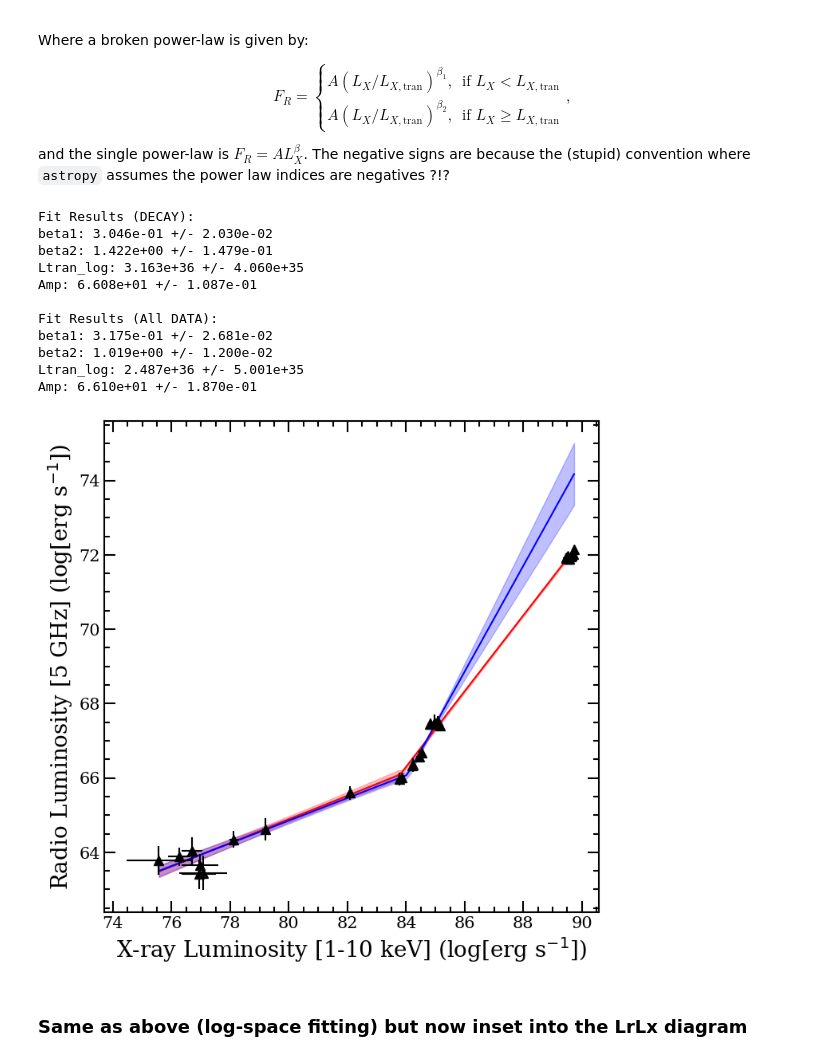
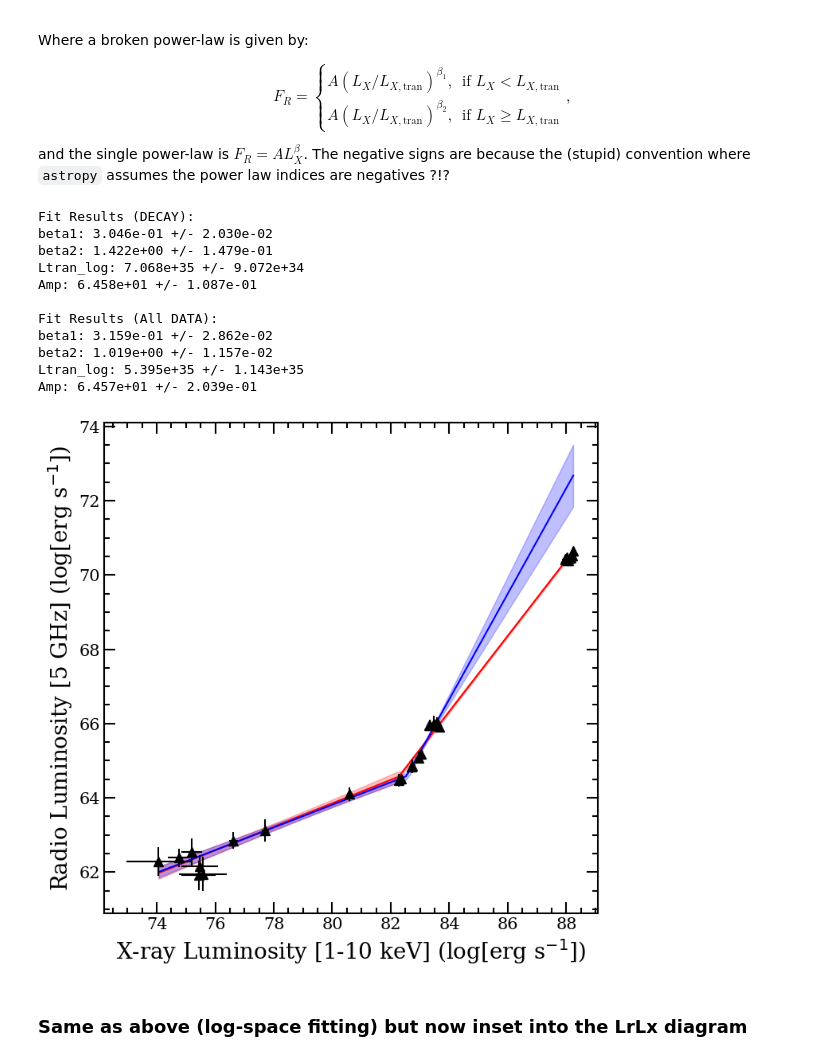
Before and after one commit to AKHughes1994/SwJ1727_2023_Outburst, a Jupyter notebook: RadioXrayCorrelation/SWJ1717_LRLX_Notebook.ipynb, the cells around one changed output. Saved outputs shown, nothing was run; the diff lists cells and outputs as text; code cells hidden in the pictures.

```diff
--- a/RadioXrayCorrelation/SWJ1717_LRLX_Notebook.ipynb
+++ b/RadioXrayCorrelation/SWJ1717_LRLX_Notebook.ipynb
@@ -1276,6 +1326,8 @@ $$
 and the single power-law is $F_R = AL_X^{\beta}$. The negative signs are because the (stupid) convention where `astropy` assumes the power law indices are negatives ?!?
 # %%
 from scipy.odr import ODR, Model, RealData
+L_file = 'SWJ1717_Files/LRLX_2p6kpc.txt'
+
 
 # Define the broken power-law model in log space
 def broken_plaw_log(B, Lx_log):
@@ -1327,11 +1379,11 @@ def variance(model, x, p, Cp):
 # -------------------
 
 # Open the Text file and trim non-detections
-swJ1727 = np.genfromtxt('SWJ1717_Files/LRLX_5p5kpc.txt').T
+swJ1727 = np.genfromtxt(L_file).T
 swJ1727 = swJ1727[:, (swJ1727[-1] < 0.5)]
 
 # This filters out the radio-bright rise
-rise = swJ1727[4] > 5e30
+rise = swJ1727[4] > 1e30
 swJ1727 = swJ1727[:, ~rise]
 
 # Define the fitting variables
@@ -1347,7 +1399,7 @@ data = RealData(x, y, sx=dx, sy=dy)
 model = Model(broken_plaw_log)
 
 # Initialize the parameters [beta1, beta2, Ltran_log, Amp]
-beta0 = [0.3, 1.4, np.log(1e36), 5.0]
+beta0 = [0.3, 1.4, np.log(1e35), 5.0]
 
 # Set up the ODR
 odr = ODR(data, model, beta0=beta0)
@@ -1368,7 +1420,7 @@ for param_name, param_value, param_error in zip(["beta1", "beta2", "Ltran_log",
 # -------------------
 
 # Open the Text file and trim non-detections
-swJ1727 = np.genfromtxt('SWJ1717_Files/LRLX_5p5kpc.txt').T
+swJ1727 = np.genfromtxt(L_file).T
 swJ1727 = swJ1727[:, (swJ1727[-1] < 0.5)]
 
 # This filters out the radio-bright rise
@@ -1386,9 +1438,6 @@ data = RealData(x, y, sx=dx, sy=dy)
 
 # Define the model for ODR
 model = Model(broken_plaw_log)
-
-# Initialize the parameters [beta1, beta2, Ltran_log, Amp]
-beta0 = [0.3, 1.4, np.log(1e36), 5.0]
 
 # Set up the ODR
 odr = ODR(data, model, beta0=beta0)
@@ -1410,7 +1459,7 @@ for param_name, param_value, param_error in zip(["beta1", "beta2", "Ltran_log",
 # ---------------------------------
 
 # Reload the non-upper-limit data
-swJ1727 = np.genfromtxt('SWJ1717_Files/LRLX_5p5kpc.txt').T
+swJ1727 = np.genfromtxt('SWJ1717_Files/LRLX_2p6kpc.txt').T
 swJ1727 = swJ1727[:, (swJ1727[-1] < 0.5)]
 
 # Initialize plot
@@ -1436,40 +1485,40 @@ ax.fill_between(
     xmod,
     broken_plaw_log(total.beta, xmod) - variance(broken_plaw_log, xmod, total.beta, total.cov_beta),
     broken_plaw_log(total.beta, xmod) + variance(broken_plaw_log, xmod, total.beta, total.cov_beta),
     alpha=0.25,
     color="r",
     label=r"68% confidence interval",
 )
 
 # Broken Power Laws -- Decay
 xmod = np.linspace(x.min(), x.max(), 100)
 plt.plot(xmod, broken_plaw_log(decay.beta, xmod), c="b", ls="-", zorder=1000)
 
 # Plot the confidence interval
 xmod = np.linspace(x.min(), x.max(), 100)
 ax.fill_between(
     xmod,
     broken_plaw_log(decay.beta, xmod) - variance(broken_plaw_log, xmod, decay.beta, decay.cov_beta),
     broken_plaw_log(decay.beta, xmod) + variance(broken_plaw_log, xmod, decay.beta, decay.cov_beta),
     alpha=0.25,
     color="b",
     label=r"68% confidence interval",
 )
 
 plt.show()
 # %% [output]
 Fit Results (DECAY):
 beta1: 3.046e-01 +/- 2.030e-02
 beta2: 1.422e+00 +/- 1.479e-01
-Ltran_log: 3.163e+36 +/- 4.060e+35
-Amp: 6.608e+01 +/- 1.087e-01
+Ltran_log: 7.068e+35 +/- 9.072e+34
+Amp: 6.458e+01 +/- 1.087e-01
 
 Fit Results (All DATA):
-beta1: 3.175e-01 +/- 2.681e-02
-beta2: 1.019e+00 +/- 1.200e-02
-Ltran_log: 2.487e+36 +/- 5.001e+35
-Amp: 6.610e+01 +/- 1.870e-01
+beta1: 3.159e-01 +/- 2.862e-02
+beta2: 1.019e+00 +/- 1.157e-02
+Ltran_log: 5.395e+35 +/- 1.143e+35
+Amp: 6.457e+01 +/- 2.039e-01
-[figure, old version]
+[figure, new version]
 # %% [markdown]
 ### Same as above (log-space fitting) but now inset into the LrLx diagram
 # %%
```
Also changed, not shown: parts of 19 cells of this notebook, 23 other files.
